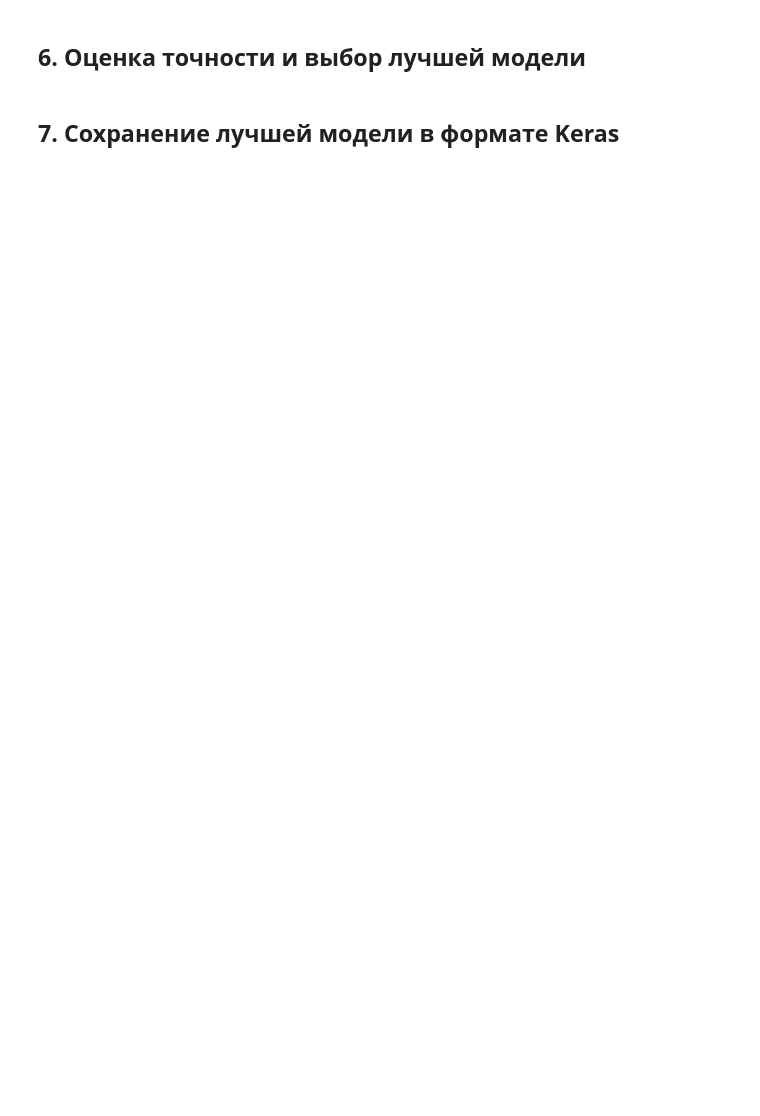
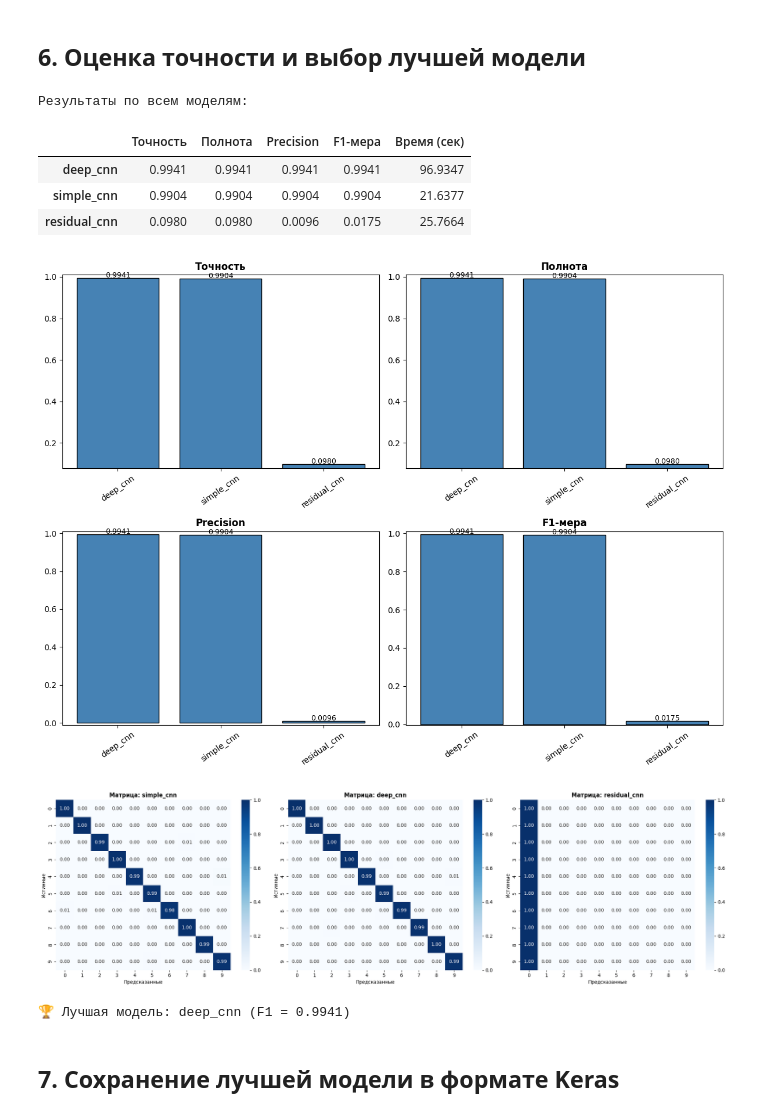
Before and after one commit to Alexandre77777/neural_networks, a Jupyter notebook: 9. Развертывание моделей глубокого обучения/Теория_№10_Развертывание_моделей_глубокого_обучения.ipynb, the cells around one changed output. Cells and saved outputs as stored; diff of their text form; code cells hidden in the pictures; blank space fills up the shorter version.

```diff
--- a/9. Развертывание моделей глубокого обучения/Теория_№10_Развертывание_моделей_глубокого_обучения.ipynb
+++ b/9. Развертывание моделей глубокого обучения/Теория_№10_Развертывание_моделей_глубокого_обучения.ipynb
@@ -561,7 +623,7 @@ import os
 
 # Загрузка модели и скейлера
 model_path = "best_keras_model.h5"
-model = keras.models.load_model(model_path)
+model = tf.keras.models.load_model(model_path, compile=False)
 
 with open("scaler.pkl", "rb") as f:
     scaler = pickle.load(f)
@@ -1277,3 +1310,63 @@ print(f"\nЛучшая модель по F1-мере: {best_model_name}")
+# %%
+import pandas as pd
+import matplotlib.pyplot as plt
+import seaborn as sns
+import numpy as np
+
+# Создание и сортировка датафрейма
+results_df = pd.DataFrame({
+    name: {'Точность': m['accuracy'], 'Полнота': m['recall'],
+           'Precision': m['precision'], 'F1-мера': m['f1'],
+           'Время (сек)': m['training_time']}
+    for name, m in results.items()
+}).T.sort_values('F1-мера', ascending=False)
+
+print("Результаты по всем моделям:")
+display(results_df.style.format("{:.4f}"))
+
+# --- Визуализация метрик ---
+fig, axes = plt.subplots(2, 2, figsize=(12, 9))
+metrics = ['Точность', 'Полнота', 'Precision', 'F1-мера']
+
+for ax, metric in zip(axes.flat, metrics):
+    bars = ax.bar(results_df.index, results_df[metric], color='steelblue', edgecolor='black')
+    ax.set_title(metric, fontweight='bold')
+    ax.tick_params(axis='x', rotation=35)
+    ax.set_ylim([results_df[metric].min() - 0.02, 1.01])
+    for bar in bars:
+        ax.text(bar.get_x() + bar.get_width()/2, bar.get_height() + 0.003,
+                f'{bar.get_height():.4f}', ha='center', fontsize=9)
+
+plt.tight_layout()
+plt.show()
+
+# --- Нормализованные матрицы ошибок (в долях) ---
+fig, axes = plt.subplots(1, len(results), figsize=(7*len(results), 6))
+axes = [axes] if len(results) == 1 else axes
+
+for ax, (name, m) in zip(axes, results.items()):
+    cm = m['confusion_matrix'].astype('float') / m['confusion_matrix'].sum(axis=1)[:, np.newaxis]
+    sns.heatmap(cm, annot=True, fmt='.2f', cmap='Blues', ax=ax,
+                annot_kws={'size': 10}, vmin=0, vmax=1)
+    ax.set_title(f'Матрица: {name}', fontweight='bold', fontsize=12)
+    ax.set_ylabel('Истинные')
+    ax.set_xlabel('Предсказанные')
+
+plt.tight_layout()
+plt.show()
+
+# Лучшая модель
+best = results_df.index[0]
+print(f"\n🏆 Лучшая модель: {best} (F1 = {results_df.loc[best, 'F1-мера']:.4f})")
+# %% [output]
+Результаты по всем моделям:
+|  | Точность | Полнота | Precision | F1-мера | Время (сек) |
+| deep_cnn | 0.9941 | 0.9941 | 0.9941 | 0.9941 | 96.9347 |
+| simple_cnn | 0.9904 | 0.9904 | 0.9904 | 0.9904 | 21.6377 |
+| residual_cnn | 0.0980 | 0.0980 | 0.0096 | 0.0175 | 25.7664 |
+[figure, added]
+[figure, added]
+🏆 Лучшая модель: deep_cnn (F1 = 0.9941)
 # %% [markdown]
 ## **7. Сохранение лучшей модели в формате Keras**
 # %%
```
Also changed, not shown: parts of 13 cells of this notebook.
